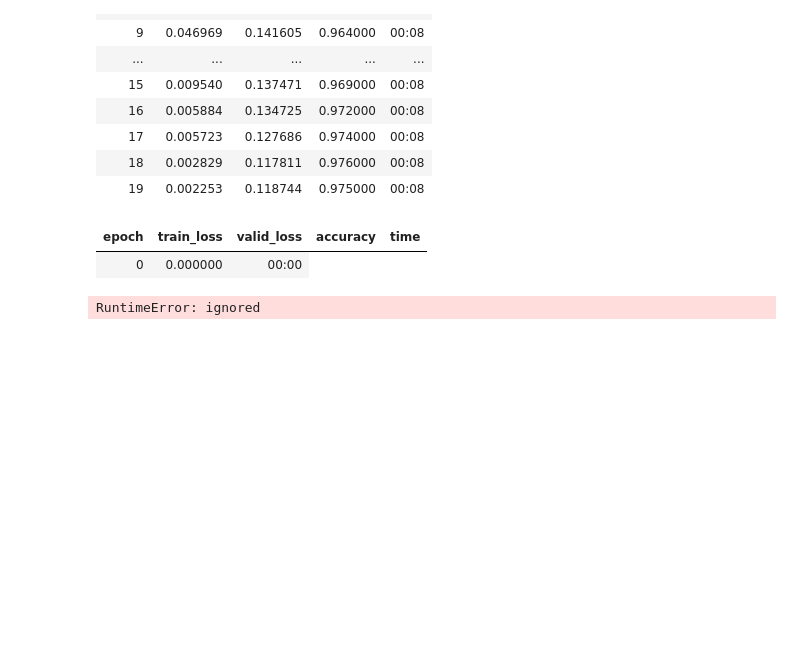
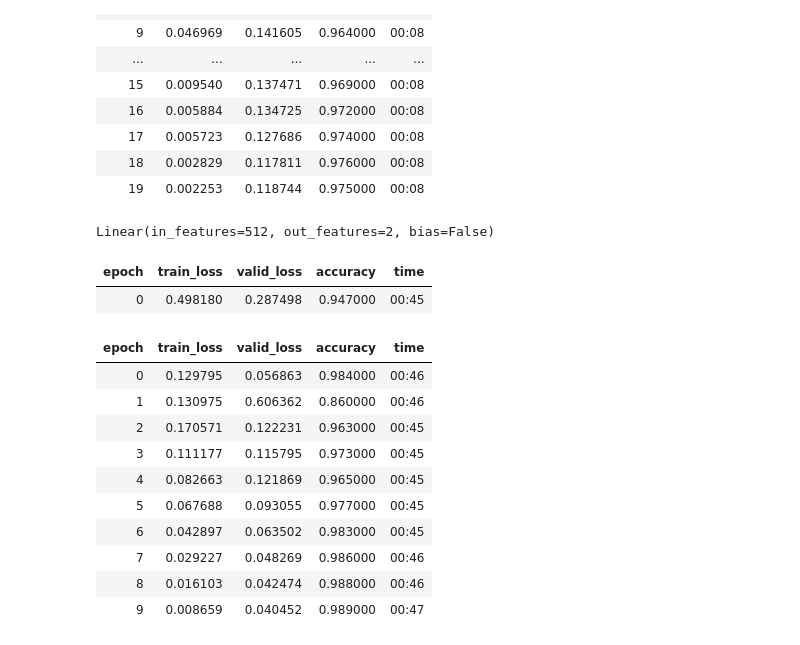
Before and after one commit to JacopoMangiavacchi/FastLabeling, a Jupyter notebook: mnist_odd_even_transfer_learning.ipynb, the cells around one changed output. Cells and saved outputs as stored; diff of their text form; code cells hidden in the pictures; blank space fills up the shorter version.

```diff
--- a/mnist_odd_even_transfer_learning.ipynb
+++ b/mnist_odd_even_transfer_learning.ipynb
@@ -107,4 +106,4 @@ dls.train_ds, dls.valid_ds
 # %%
-learn = cnn_learner(dls, resnet34, metrics=accuracy)
+learn = cnn_learner(dls, resnet18, metrics=accuracy)
 learn.fine_tune(3)
 # %% [output]
@@ -182,11 +181,27 @@ learn3.fine_tune(20)
 | 17 | 0.005723 | 0.127686 | 0.974000 | 00:08 |
 | 18 | 0.002829 | 0.117811 | 0.976000 | 00:08 |
 | 19 | 0.002253 | 0.118744 | 0.975000 | 00:08 |
+# %%
+learn.model[1][8]
+# %% [output]
+Linear(in_features=512, out_features=2, bias=False)
+# %%
+learn.model[1][8] = torch.nn.modules.linear.Linear(in_features=512, out_features=10, bias=False)
 # %%
 # learn4 = Learner(dls2, learn.model, metrics=[accuracy], loss_func=CrossEntropyLossFlat(), splitter=default_split)
 learn4 = Learner(dls2, learn.model, metrics=accuracy)
-learn4.fine_tune(20)
+learn4.fine_tune(10)
 # %% [output]
 | epoch | train_loss | valid_loss | accuracy | time |
-| 0 | 0.000000 | 00:00 |
+| 0 | 0.498180 | 0.287498 | 0.947000 | 00:45 |
-RuntimeError: ignored
+| epoch | train_loss | valid_loss | accuracy | time |
+| 0 | 0.129795 | 0.056863 | 0.984000 | 00:46 |
+| 1 | 0.130975 | 0.606362 | 0.860000 | 00:46 |
+| 2 | 0.170571 | 0.122231 | 0.963000 | 00:45 |
+| 3 | 0.111177 | 0.115795 | 0.973000 | 00:45 |
+| 4 | 0.082663 | 0.121869 | 0.965000 | 00:45 |
+| 5 | 0.067688 | 0.093055 | 0.977000 | 00:45 |
+| 6 | 0.042897 | 0.063502 | 0.983000 | 00:45 |
+| 7 | 0.029227 | 0.048269 | 0.986000 | 00:46 |
+| 8 | 0.016103 | 0.042474 | 0.988000 | 00:46 |
+| 9 | 0.008659 | 0.040452 | 0.989000 | 00:47 |
```
Also changed, not shown: parts of 12 cells of this notebook.
